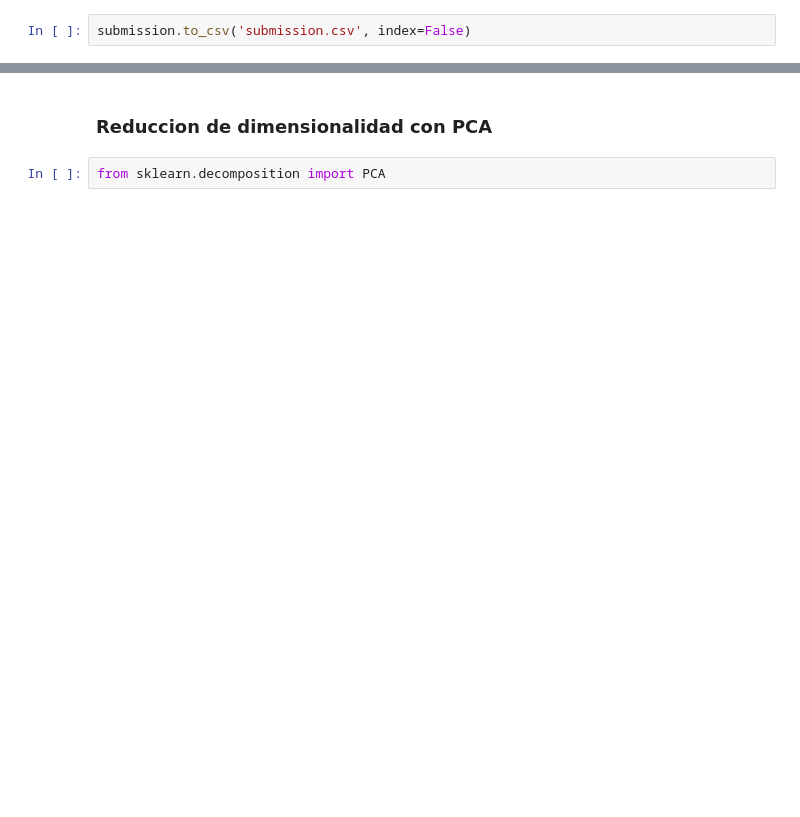
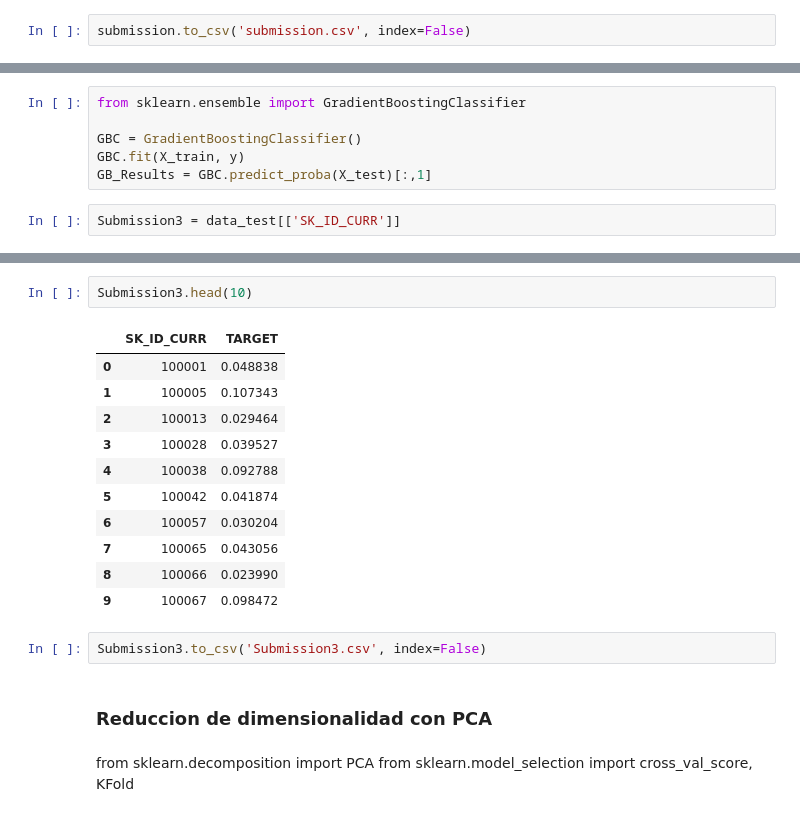
Before and after one commit to AronForero/Kaggles-HomeCreditDefaultRisk, a Jupyter notebook: exploration-preprocessing-modeling.ipynb, the cells around one changed output, grey strips where cells are left out. Drawn from its saved outputs; the diff is of its cells as text; blank space fills up the shorter version.

```diff
--- a/exploration-preprocessing-modeling.ipynb
+++ b/exploration-preprocessing-modeling.ipynb
@@ -320,0 +538,8 @@ submission.to_csv('submission.csv', index=False)
+# %%
+from sklearn.ensemble import GradientBoostingClassifier
+
+GBC = GradientBoostingClassifier()
+GBC.fit(X_train, y)
+GB_Results = GBC.predict_proba(X_test)[:,1]
+# %%
+Submission3 = data_test[['SK_ID_CURR']]
@@ -321,4 +554,21 @@ submission.to_csv('submission.csv', index=False)
+# %%
+Submission3.head(10)
+# %% [output]
+|  | SK_ID_CURR | TARGET |
+| 0 | 100001 | 0.048838 |
+| 1 | 100005 | 0.107343 |
+| 2 | 100013 | 0.029464 |
+| 3 | 100028 | 0.039527 |
+| 4 | 100038 | 0.092788 |
+| 5 | 100042 | 0.041874 |
+| 6 | 100057 | 0.030204 |
+| 7 | 100065 | 0.043056 |
+| 8 | 100066 | 0.023990 |
+| 9 | 100067 | 0.098472 |
+# %%
+Submission3.to_csv('Submission3.csv', index=False)
 # %% [markdown]
 ### Reduccion de dimensionalidad con PCA
-# %%
-from sklearn.decomposition import PCA
+# %% [markdown]
+from sklearn.decomposition import PCA
+from sklearn.model_selection import cross_val_score, KFold
```
Also changed, not shown: parts of 40 cells of this notebook, 2 other files.
